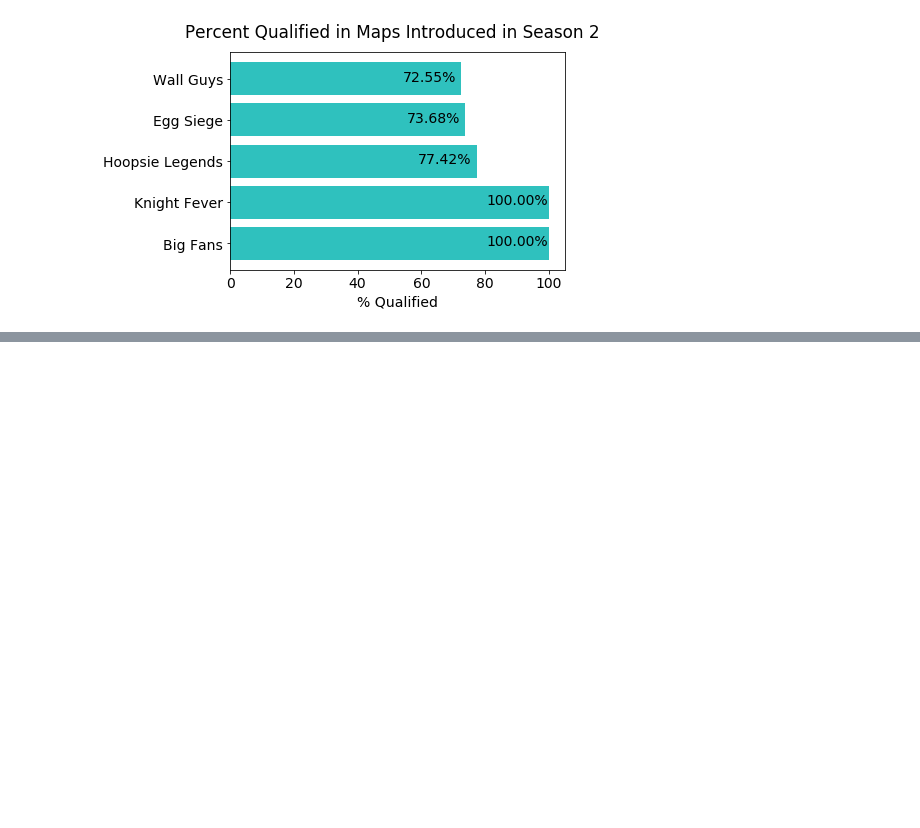
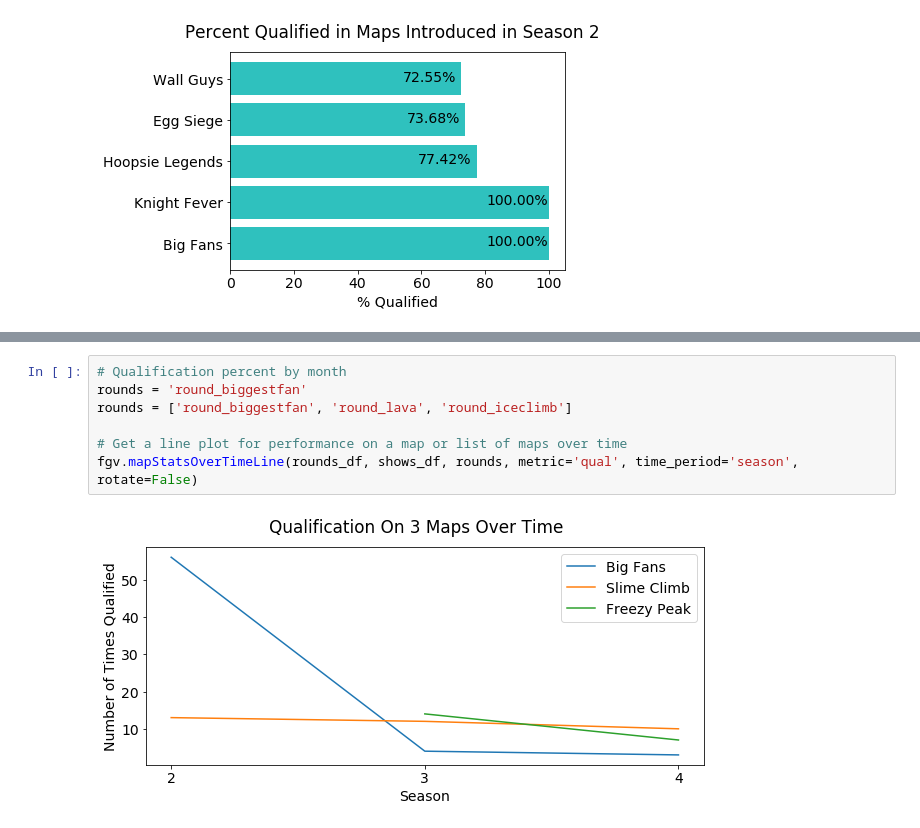
Before and after one commit to jvmohr/FallGuysCharts, a Jupyter notebook: Fall Guys Data Exploration.ipynb, the cells around one changed output, grey strips where cells are left out. Saved outputs shown, nothing was run; the diff lists cells and outputs as text; blank space fills up the shorter version.

```diff
--- a/Fall Guys Data Exploration.ipynb
+++ b/Fall Guys Data Exploration.ipynb
@@ -363,0 +381,9 @@ fgv.winsBySeasonPie(shows_df);
+# %%
+# Qualification percent by month
+rounds = 'round_biggestfan'
+rounds = ['round_biggestfan', 'round_lava', 'round_iceclimb']
+
+# Get a line plot for performance on a map or list of maps over time
+fgv.mapStatsOverTimeLine(rounds_df, shows_df, rounds, metric='qual', time_period='season', rotate=False)
+# %% [output]
+[figure, added]
```
Also changed, not shown: parts of 28 cells of this notebook, 7 other files.
